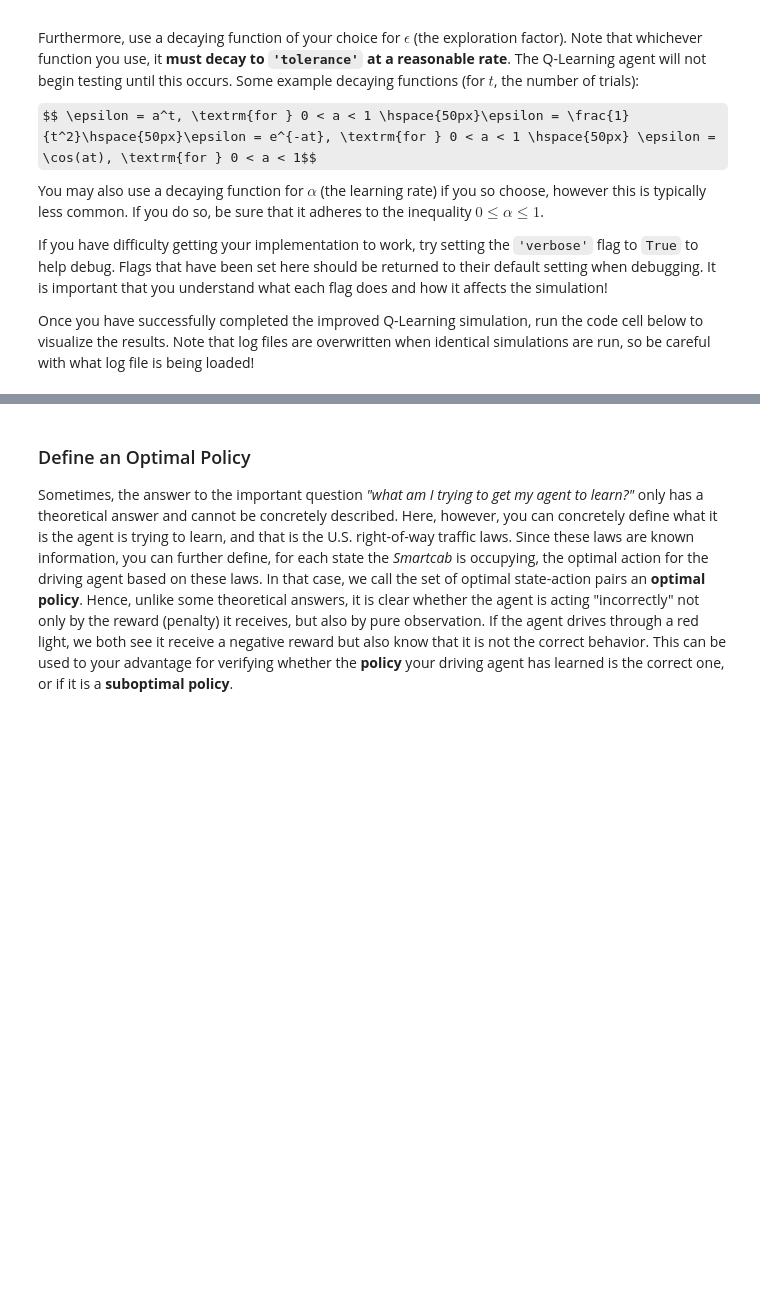
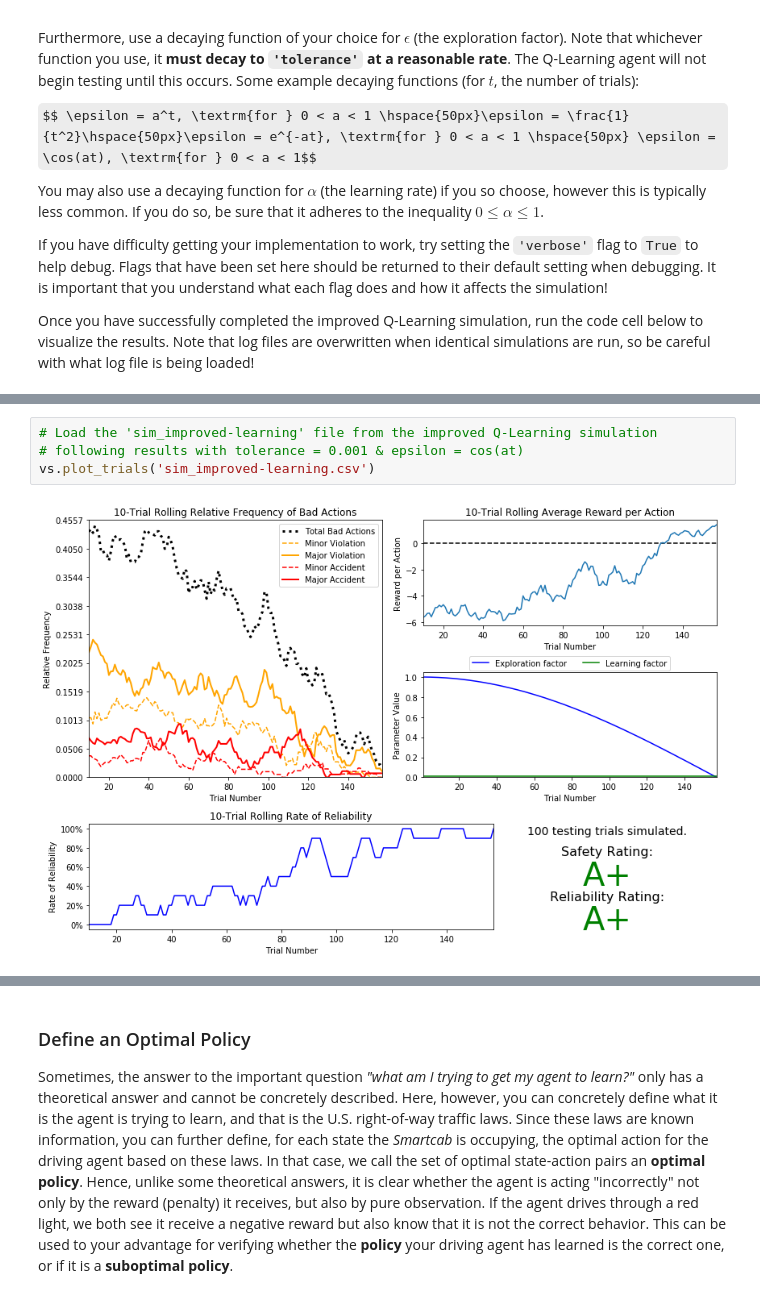
Before and after one commit to Macky1290/Machine-Learning-Advance, a Jupyter notebook: smartcab/smartcab.ipynb, the cells around one changed output, grey strips where cells are left out. Saved outputs shown, nothing was run; the diff lists cells and outputs as text; some formulas as TeX source; blank space fills up the shorter version.

```diff
--- a/smartcab/smartcab.ipynb
+++ b/smartcab/smartcab.ipynb
@@ -294 +271,7 @@ vs.plot_trials('sim_improved-learning.csv')
+# %%
+# Load the 'sim_improved-learning' file from the improved Q-Learning simulation
+# following results with tolerance = 0.001 & epsilon = cos(at)
+vs.plot_trials('sim_improved-learning.csv')
+# %% [output]
+[figure, added]
 # %% [markdown]
```
Also changed, not shown: parts of 22 cells of this notebook, 43 other files.
